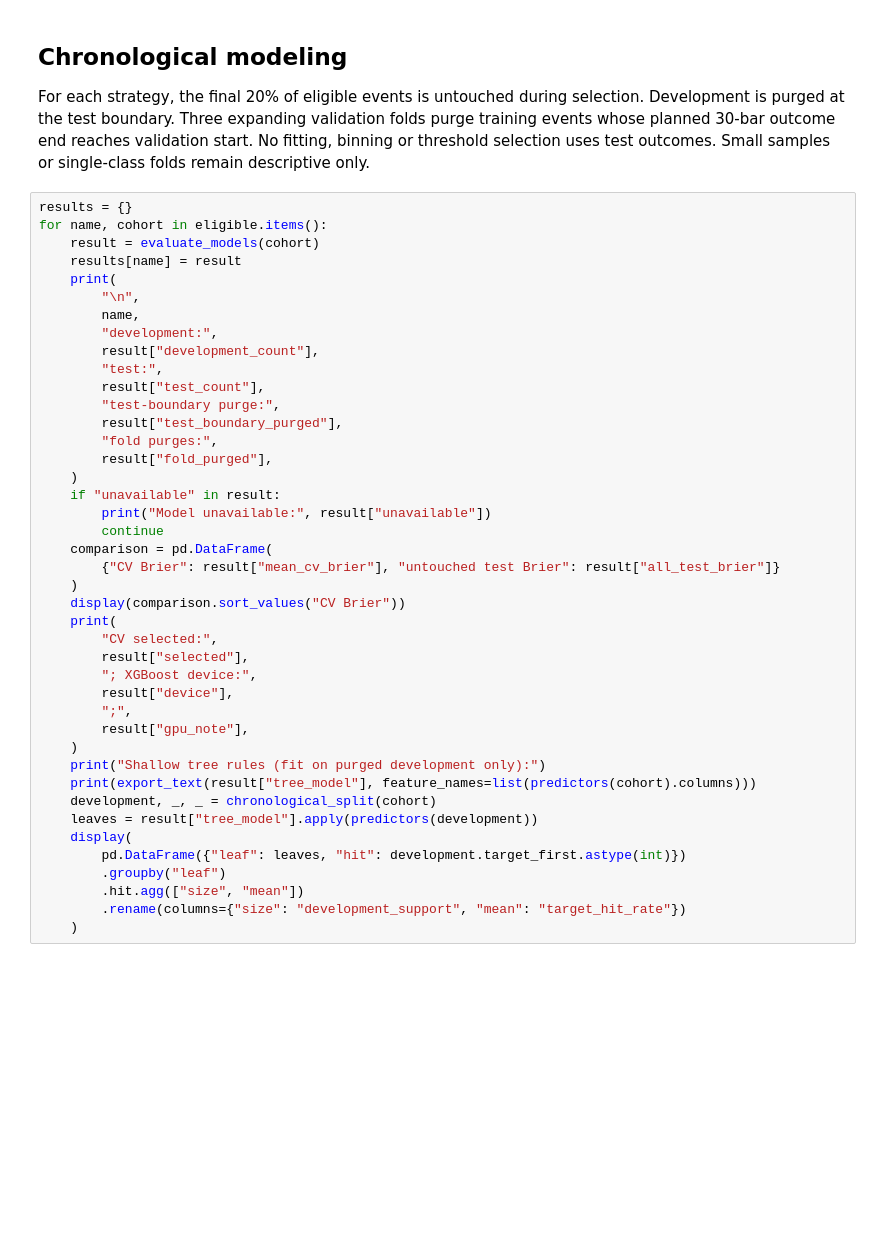
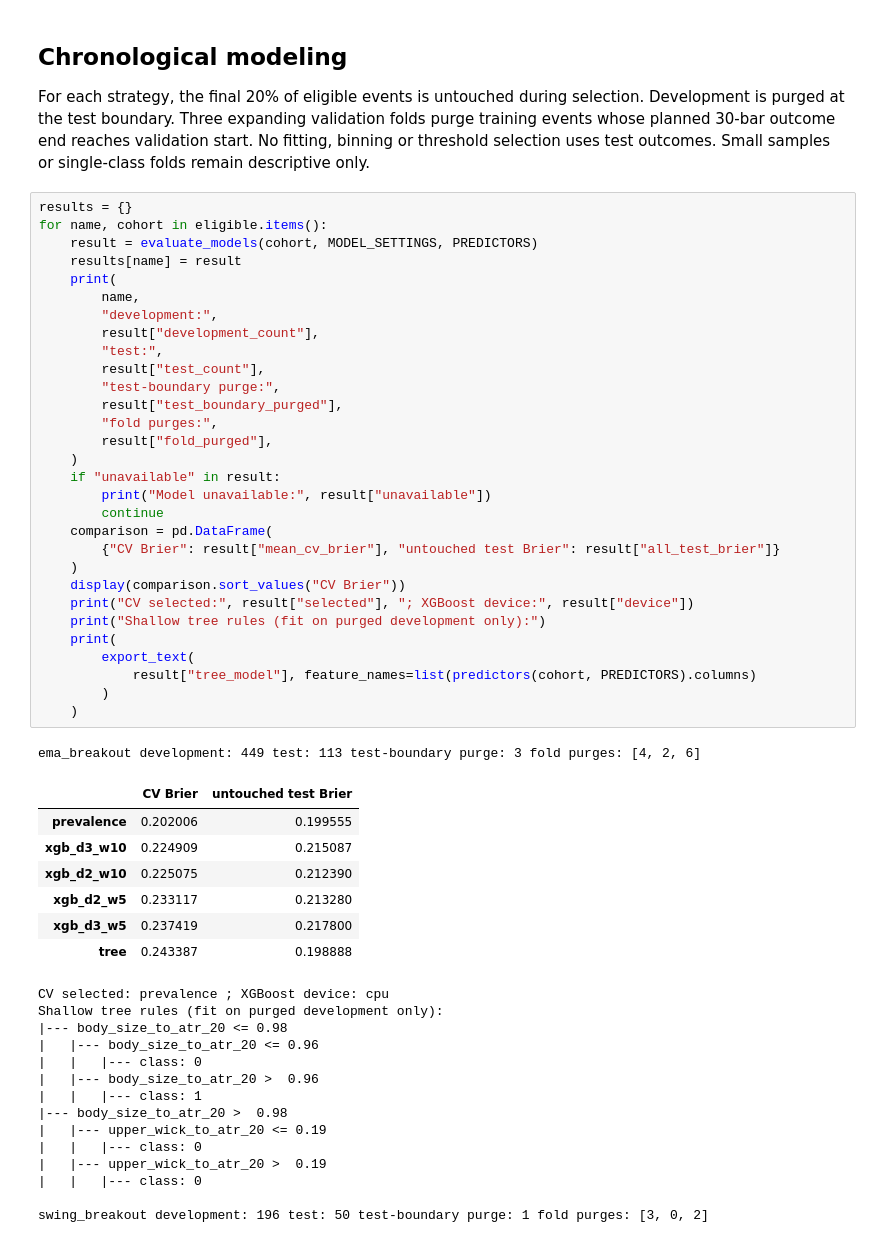
Before and after one commit to AmirJahani1380/breakout-signal-lab, a Jupyter notebook: ML/breakout_research.ipynb, the cells around one changed output. Drawn from its saved outputs; the diff is of its cells as text; blank space fills up the shorter version.

```diff
--- a/ML/breakout_research.ipynb
+++ b/ML/breakout_research.ipynb
@@ -111,42 +201,53 @@ For each strategy, the final 20% of eligible events is untouched during selectio
 # %%
 results = {}
 for name, cohort in eligible.items():
-    result = evaluate_models(cohort)
+    result = evaluate_models(cohort, MODEL_SETTINGS, PREDICTORS)
     results[name] = result
     print(
-        "\n",
         name,
         "development:",
         result["development_count"],
         "test:",
         result["test_count"],
         "test-boundary purge:",
         result["test_boundary_purged"],
         "fold purges:",
         result["fold_purged"],
     )
     if "unavailable" in result:
         print("Model unavailable:", result["unavailable"])
         continue
     comparison = pd.DataFrame(
         {"CV Brier": result["mean_cv_brier"], "untouched test Brier": result["all_test_brier"]}
     )
     display(comparison.sort_values("CV Brier"))
+    print("CV selected:", result["selected"], "; XGBoost device:", result["device"])
+    print("Shallow tree rules (fit on purged development only):")
     print(
-        "CV selected:",
-        result["selected"],
-        "; XGBoost device:",
-        result["device"],
-        ";",
-        result["gpu_note"],
+        export_text(
+            result["tree_model"], feature_names=list(predictors(cohort, PREDICTORS).columns)
+        )
     )
-    print("Shallow tree rules (fit on purged development only):")
-    print(export_text(result["tree_model"], feature_names=list(predictors(cohort).columns)))
-    development, _, _ = chronological_split(cohort)
-    leaves = result["tree_model"].apply(predictors(development))
-    display(
-        pd.DataFrame({"leaf": leaves, "hit": development.target_first.astype(int)})
-        .groupby("leaf")
-        .hit.agg(["size", "mean"])
-        .rename(columns={"size": "development_support", "mean": "target_hit_rate"})
-    )
+# %% [output]
+ema_breakout development: 449 test: 113 test-boundary purge: 3 fold purges: [4, 2, 6]
+|  | CV Brier | untouched test Brier |
+| prevalence | 0.202006 | 0.199555 |
+| xgb_d3_w10 | 0.224909 | 0.215087 |
+| xgb_d2_w10 | 0.225075 | 0.212390 |
+| xgb_d2_w5 | 0.233117 | 0.213280 |
+| xgb_d3_w5 | 0.237419 | 0.217800 |
+| tree | 0.243387 | 0.198888 |
+CV selected: prevalence ; XGBoost device: cpu
+Shallow tree rules (fit on purged development only):
+|--- body_size_to_atr_20 <= 0.98
+|   |--- body_size_to_atr_20 <= 0.96
+|   |   |--- class: 0
+|   |--- body_size_to_atr_20 >  0.96
+|   |   |--- class: 1
+|--- body_size_to_atr_20 >  0.98
+|   |--- upper_wick_to_atr_20 <= 0.19
+|   |   |--- class: 0
+|   |--- upper_wick_to_atr_20 >  0.19
+|   |   |--- class: 0
+
+swing_breakout development: 196 test: 50 test-boundary purge: 1 fold purges: [3, 0, 2]
```
Also changed, not shown: parts of 12 cells of this notebook, 11 other files.
